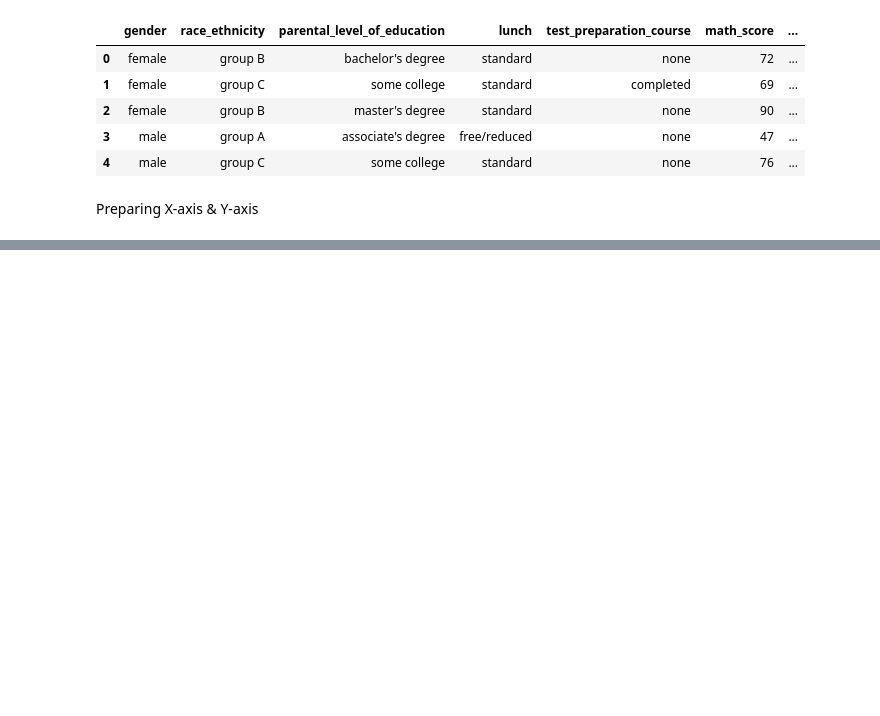
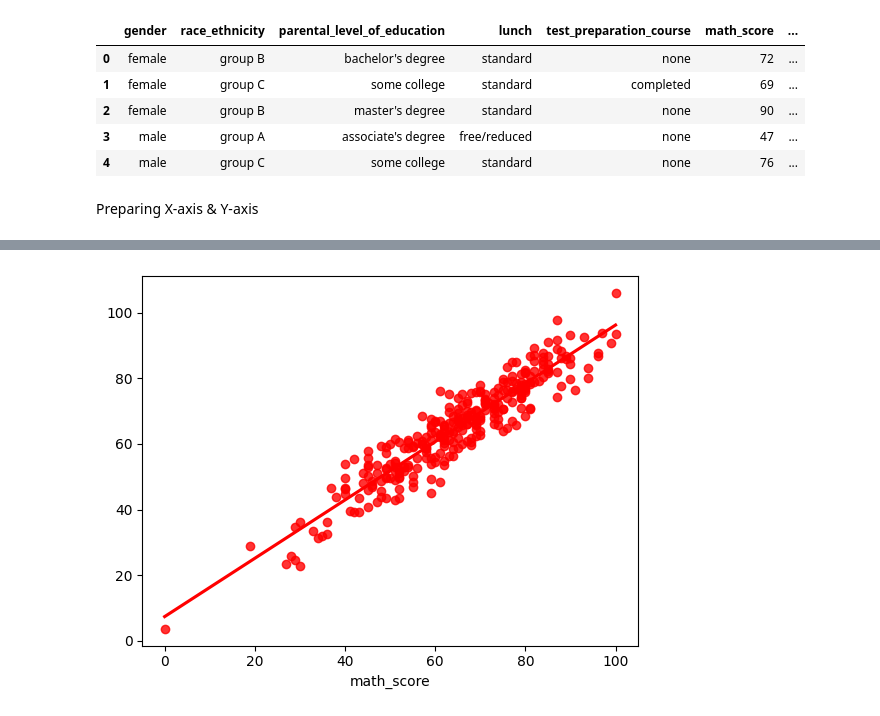
Before and after one commit to nocturnal-deviant/ML_project, a Jupyter notebook: notebook/Model_training.ipynb, the cells around one changed output, grey strips where cells are left out. Cells and saved outputs as stored; diff of their text form; code cells hidden in the pictures; blank space fills up the shorter version.

```diff
--- a/notebook/Model_training.ipynb
+++ b/notebook/Model_training.ipynb
@@ -40,0 +209,4 @@ y=df['math_score']
+# %%
+sns.regplot(x=y_test,y=y_pred,ci=None,color ='red');
+# %% [output]
+[figure, added]
```
Also changed, not shown: parts of 20 cells of this notebook, 5 other files.
